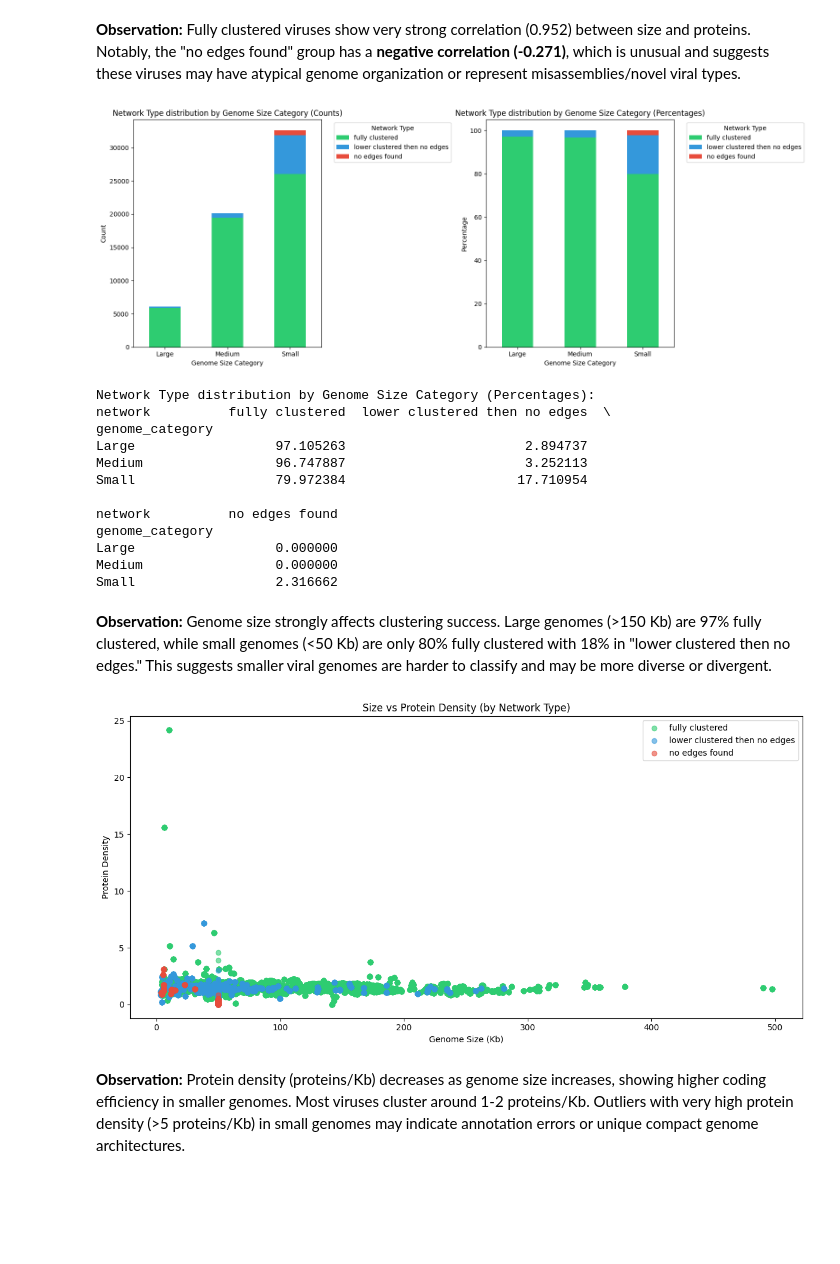
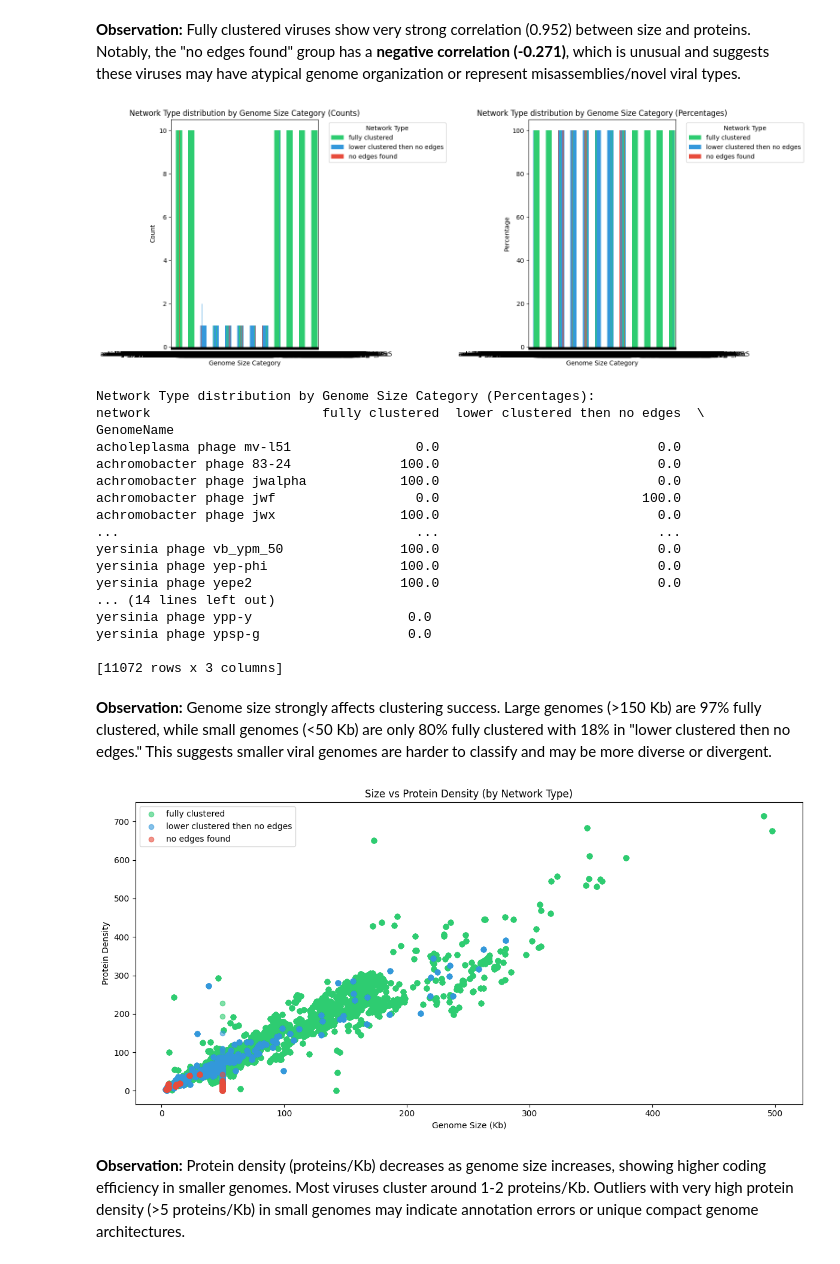
Before and after one commit to ademskey/CS_475_Project, a Jupyter notebook: analysis.ipynb, the cells around one changed output. Cells and saved outputs as stored; diff of their text form; code cells hidden in the pictures; blank space fills up the shorter version.

Commit message:
additional models, observations, Cross-Validation, and Feature importance chart

```diff
--- a/analysis.ipynb
+++ b/analysis.ipynb
@@ -246,50 +241,55 @@ Correlation between Size and Proteins by Network Type:
 **Observation:** Fully clustered viruses show very strong correlation (0.952) between size and proteins. Notably, the "no edges found" group has a **negative correlation (-0.271)**, which is unusual and suggests these viruses may have atypical genome organization or represent misassemblies/novel viral types.
 # %%
 # Network type distribution across genome size categories
-network_genome_crosstab = pd.crosstab(combined_dataset['genome_category'],
+network_genome_crosstab = pd.crosstab(combined_dataset['GenomeName'],
                                       combined_dataset['network'])
 
 # Calculate percentages
 network_genome_pct = network_genome_crosstab.div(network_genome_crosstab.sum(axis=1), axis=0) * 100
 
 # Stacked bar chart
 fig, axes = plt.subplots(1, 2, figsize=(16, 6))
 
 network_genome_crosstab.plot(kind='bar', stacked=True, ax=axes[0],
                              color=['#2ecc71', '#3498db', '#e74c3c'])
 axes[0].set_xlabel('Genome Size Category')
 axes[0].set_ylabel('Count')
 axes[0].set_title('Network Type distribution by Genome Size Category (Counts)')
 axes[0].legend(title='Network Type', bbox_to_anchor=(1.05, 1), loc='upper left')
 axes[0].set_xticklabels(axes[0].get_xticklabels(), rotation=0)
 
 network_genome_pct.plot(kind='bar', stacked=True, ax=axes[1],
                        color=['#2ecc71', '#3498db', '#e74c3c'])
 axes[1].set_xlabel('Genome Size Category')
 axes[1].set_ylabel('Percentage')
 axes[1].set_title('Network Type distribution by Genome Size Category (Percentages)')
 axes[1].legend(title='Network Type', bbox_to_anchor=(1.05, 1), loc='upper left')
 axes[1].set_xticklabels(axes[1].get_xticklabels(), rotation=0)
 
 plt.tight_layout()
 plt.show()
 
 print("Network Type distribution by Genome Size Category (Percentages):")
 print(network_genome_pct)
 # %% [output]
-[figure, old version]
+[figure, new version]
 Network Type distribution by Genome Size Category (Percentages):
-network          fully clustered  lower clustered then no edges  \
-genome_category
-Large                  97.105263                       2.894737
-Medium                 96.747887                       3.252113
-Small                  79.972384                      17.710954
+network                      fully clustered  lower clustered then no edges  \
+GenomeName
+acholeplasma phage mv-l51                0.0                            0.0
+achromobacter phage 83-24              100.0                            0.0
+achromobacter phage jwalpha            100.0                            0.0
+achromobacter phage jwf                  0.0                          100.0
+achromobacter phage jwx                100.0                            0.0
+...                                      ...                            ...
+yersinia phage vb_ypm_50               100.0                            0.0
+yersinia phage yep-phi                 100.0                            0.0
+yersinia phage yepe2                   100.0                            0.0
+... (14 lines left out)
+yersinia phage ypp-y                    0.0
+yersinia phage ypsp-g                   0.0
 
-network          no edges found
-genome_category
-Large                  0.000000
-Medium                 0.000000
-Small                  2.316662
+[11072 rows x 3 columns]
 # %% [markdown]
 **Observation:** Genome size strongly affects clustering success. Large genomes (>150 Kb) are 97% fully clustered, while small genomes (<50 Kb) are only 80% fully clustered with 18% in "lower clustered then no edges." This suggests smaller viral genomes are harder to classify and may be more diverse or divergent.
 # %%
@@ -298,7 +298,7 @@ plt.figure(figsize=(12, 6))
 for network_type in network_types:
     mask = combined_dataset['network'] == network_type
     subset = combined_dataset[mask]
-    plt.scatter(subset['Size (Kb)'], subset['protein_density'],
+    plt.scatter(subset['Size (Kb)'], subset['Proteins'],
                label=network_type, alpha=0.6,
                color=colors_network.get(network_type, 'gray'))
 plt.xlabel('Genome Size (Kb)')
@@ -308,7 +308,7 @@ plt.legend()
 plt.tight_layout()
 plt.show()
 # %% [output]
-[figure, old version]
+[figure, new version]
 # %% [markdown]
 **Observation:** Protein density (proteins/Kb) decreases as genome size increases, showing higher coding efficiency in smaller genomes. Most viruses cluster around 1-2 proteins/Kb. Outliers with very high protein density (>5 proteins/Kb) in small genomes may indicate annotation errors or unique compact genome architectures.
 # %%
```
Also changed, not shown: parts of 2 cells of this notebook, 2 other files.
